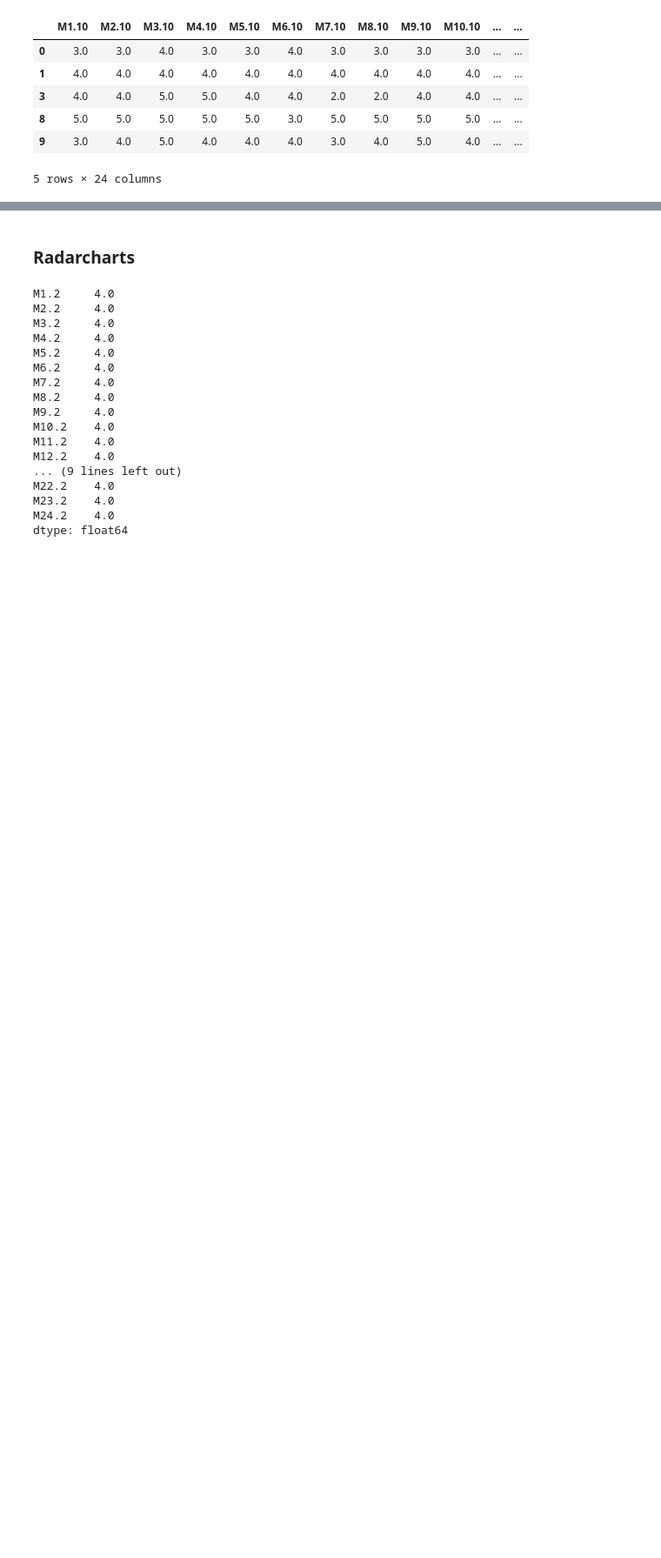
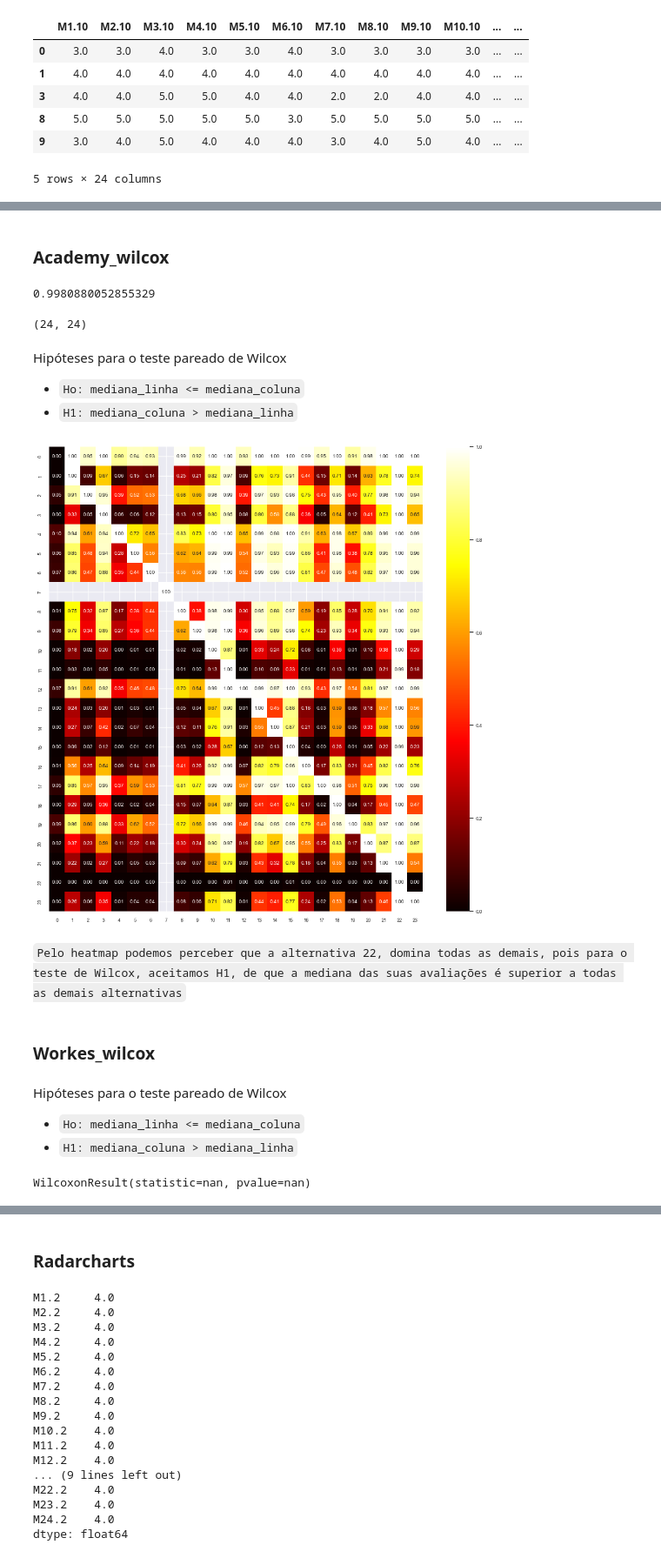
Before and after one commit to ednaelxd/e-waste, a Jupyter notebook: notebooks/05_gestores_vs_pesquisadores.ipynb, the cells around one changed output, grey strips where cells are left out. Shown at 87% size. Drawn from its saved outputs; the diff is of its cells as text; code cells hidden in the pictures; blank space fills up the shorter version.

```diff
--- a/notebooks/05_gestores_vs_pesquisadores.ipynb
+++ b/notebooks/05_gestores_vs_pesquisadores.ipynb
@@ -97,0 +136,16 @@ academy_criterios[10].head()
+# %%
+academy_medidas_medianas = pd.DataFrame()
+
+cont=1
+for i in academy_medidas:
+    academy_medidas_medianas[cont] = academy_medidas[i].median(axis=1)
+    cont+=1
+
+##########
+
+workers_medidas_medianas = pd.DataFrame()
+
+cont=1
+for i in workers_medidas:
+    workers_medidas_medianas[cont] = workers_medidas[i].median(axis=1)
+    cont+=1
@@ -97,0 +166,2 @@ academy_criterios[10].head()
+# %% [markdown]
+### Academy_wilcox
@@ -97,0 +171,38 @@ academy_criterios[10].head()
+# %%
+res[1]
+# %% [output]
+0.9980880052855329
+# %%
+np.zeros((24,24)).shape
+# %% [output]
+(24, 24)
+# %% [markdown]
+Hipóteses para o teste pareado de Wilcox
+- `Ho: mediana_linha <= mediana_coluna`
+- `H1: mediana_coluna > mediana_linha`
+# %%
+academy_wilcox = pd.DataFrame(np.zeros((24,24)))
+# %%
+linha = 0
+for coluna in np.arange(1,25):
+    for linha in np.arange(1,25):
+        if (linha!=coluna):
+            academy_wilcox.loc[linha-1,coluna-1] = wilcoxon(academy_medidas_medianas[linha].values,y=academy_medidas_medianas[coluna].values,alternative='greater')[1]
+        else:
+            academy_wilcox.loc[linha,coluna] = 1
+# %%
+academy_wilcox = academy_wilcox.iloc[:-1,:-1]
+# %%
+plt.figure(figsize=(12,12))
+sns.heatmap(academy_wilcox, cmap='hot', annot=True, fmt=".2f")
+sns.set(font_scale=.7)
+# %% [output]
+[figure, added]
+# %% [markdown]
+`Pelo heatmap podemos perceber que a alternativa 22, domina todas as demais, pois para o teste de Wilcox, aceitamos H1, de que a mediana das suas avaliações é superior a todas as demais alternativas`
+# %% [markdown]
+### Workes_wilcox
+# %% [markdown]
+Hipóteses para o teste pareado de Wilcox
+- `Ho: mediana_linha <= mediana_coluna`
+- `H1: mediana_coluna > mediana_linha`
@@ -97,0 +219,4 @@ academy_criterios[10].head()
+# %%
+wilcoxon(workers_medidas_medianas[1],y=workers_medidas_medianas[1])
+# %% [output]
+WilcoxonResult(statistic=nan, pvalue=nan)
```
Also changed, not shown: parts of 19 cells of this notebook.
